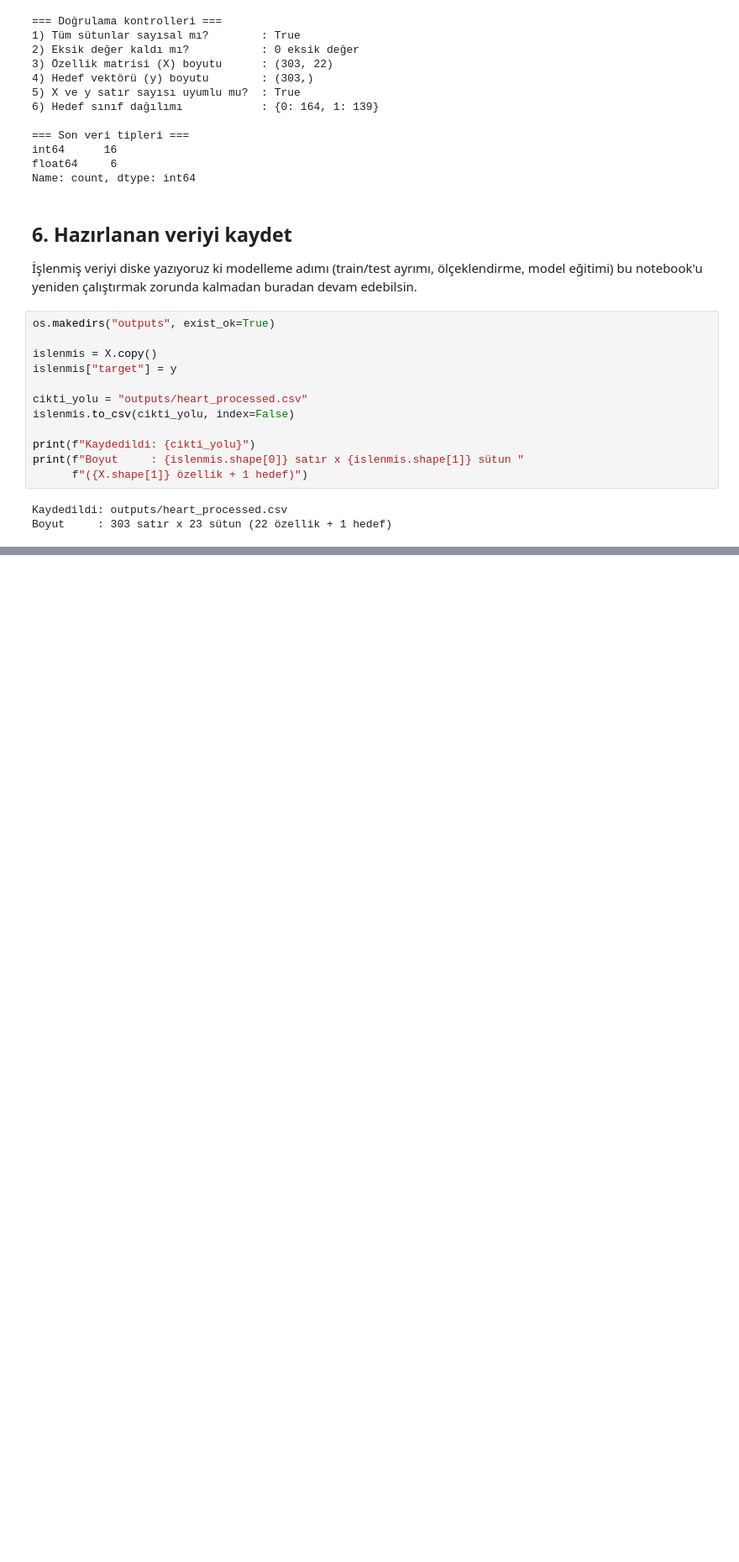
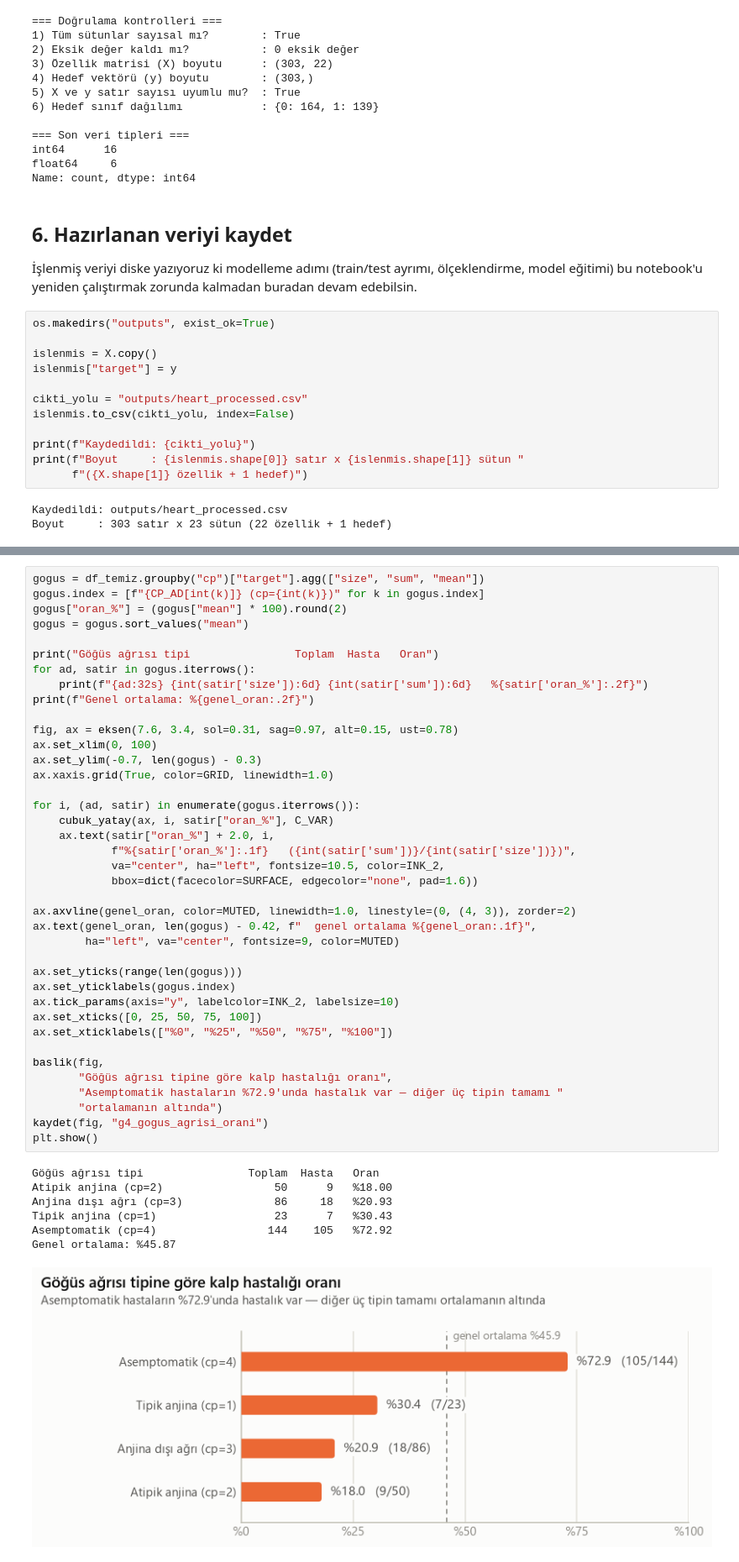
Before and after one commit to ahmttlh16/Siniflandirma_proje_yzt, a Jupyter notebook: analysis.ipynb, the cells around one changed output, grey strips where cells are left out. Shown at 84% size. Drawn from its saved outputs; the diff is of its cells as text; blank space fills up the shorter version.

```diff
--- a/analysis.ipynb
+++ b/analysis.ipynb
@@ -467,0 +803,47 @@ Boyut     : 303 satır x 23 sütun (22 özellik + 1 hedef)
+# %%
+gogus = df_temiz.groupby("cp")["target"].agg(["size", "sum", "mean"])
+gogus.index = [f"{CP_AD[int(k)]} (cp={int(k)})" for k in gogus.index]
+gogus["oran_%"] = (gogus["mean"] * 100).round(2)
+gogus = gogus.sort_values("mean")
+
+print("Göğüs ağrısı tipi                Toplam  Hasta   Oran")
+for ad, satir in gogus.iterrows():
+    print(f"{ad:32s} {int(satir['size']):6d} {int(satir['sum']):6d}   %{satir['oran_%']:.2f}")
+print(f"Genel ortalama: %{genel_oran:.2f}")
+
+fig, ax = eksen(7.6, 3.4, sol=0.31, sag=0.97, alt=0.15, ust=0.78)
+ax.set_xlim(0, 100)
+ax.set_ylim(-0.7, len(gogus) - 0.3)
+ax.xaxis.grid(True, color=GRID, linewidth=1.0)
+
+for i, (ad, satir) in enumerate(gogus.iterrows()):
+    cubuk_yatay(ax, i, satir["oran_%"], C_VAR)
+    ax.text(satir["oran_%"] + 2.0, i,
+            f"%{satir['oran_%']:.1f}   ({int(satir['sum'])}/{int(satir['size'])})",
+            va="center", ha="left", fontsize=10.5, color=INK_2,
+            bbox=dict(facecolor=SURFACE, edgecolor="none", pad=1.6))
+
+ax.axvline(genel_oran, color=MUTED, linewidth=1.0, linestyle=(0, (4, 3)), zorder=2)
+ax.text(genel_oran, len(gogus) - 0.42, f"  genel ortalama %{genel_oran:.1f}",
+        ha="left", va="center", fontsize=9, color=MUTED)
+
+ax.set_yticks(range(len(gogus)))
+ax.set_yticklabels(gogus.index)
+ax.tick_params(axis="y", labelcolor=INK_2, labelsize=10)
+ax.set_xticks([0, 25, 50, 75, 100])
+ax.set_xticklabels(["%0", "%25", "%50", "%75", "%100"])
+
+baslik(fig,
+       "Göğüs ağrısı tipine göre kalp hastalığı oranı",
+       "Asemptomatik hastaların %72.9'unda hastalık var — diğer üç tipin tamamı "
+       "ortalamanın altında")
+kaydet(fig, "g4_gogus_agrisi_orani")
+plt.show()
+# %% [output]
+Göğüs ağrısı tipi                Toplam  Hasta   Oran
+Atipik anjina (cp=2)                 50      9   %18.00
+Anjina dışı ağrı (cp=3)              86     18   %20.93
+Tipik anjina (cp=1)                  23      7   %30.43
+Asemptomatik (cp=4)                 144    105   %72.92
+Genel ortalama: %45.87
+[figure, added]
```
Also changed, not shown: parts of 21 cells of this notebook, 6 other files.
